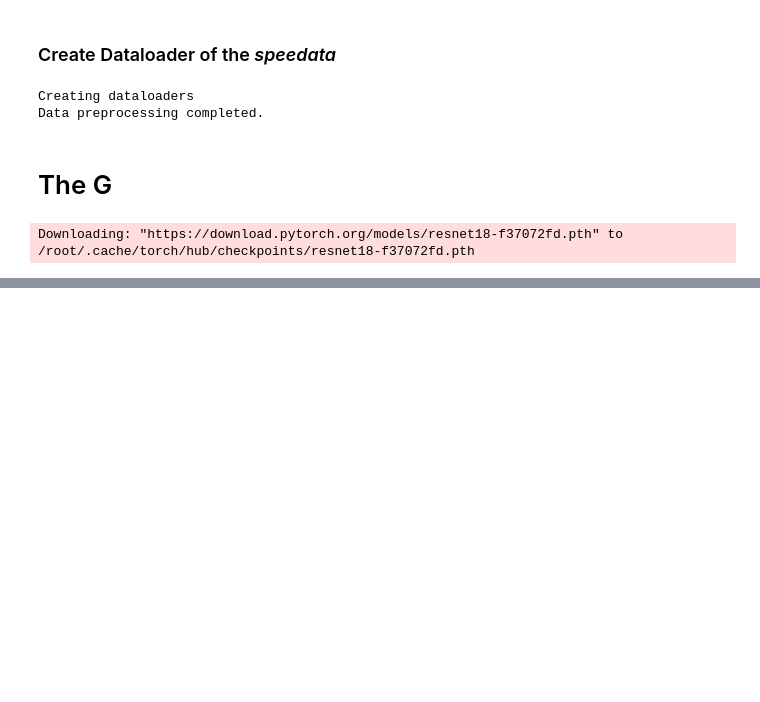
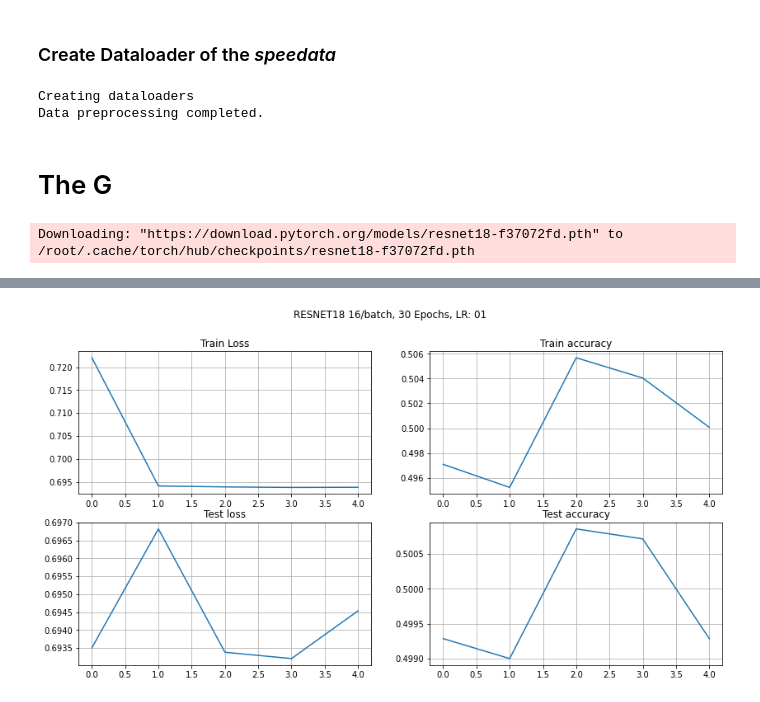
Before and after one commit to insaiyancvk/speedyblackman, a Jupyter notebook: speedy_work.ipynb, the cells around one changed output, grey strips where cells are left out. Drawn from its saved outputs; the diff is of its cells as text; code cells hidden in the pictures; blank space fills up the shorter version.

Commit message:
train on resnet 18 with 512x512 size and 16/batch (50% accuracy)

```diff
--- a/speedy_work.ipynb
+++ b/speedy_work.ipynb
@@ -194,10 +213,10 @@ for i in os.listdir(FOLDERS["TRAIN"]):
 print("Defining the transformations for the speedy data")
 transformations = {
     "TRAIN": transforms.Compose([
-                        transforms.Resize([512,512]),
+                        transforms.Resize([256,256]),
                         transforms.ColorJitter(brightness=(0.8,1.5), contrast=(0.8,1.5), saturation=(0.8,1.5)),
-                        transforms.RandomInvert(0.5),
-                        transforms.RandomRotation(degrees=(-10,10)),
+                        # transforms.RandomInvert(0.5),
+                        # transforms.RandomRotation(degrees=(-10,10)),
                         transforms.ToTensor(),
                         transforms.Normalize((0.5,0.5,0.5),(0.5,0.5,0.5))
     ]),
@@ -332,13 +353,13 @@ done = False
 # its = [i for i in range(0,EPOCH,EPOCH//len(LRs))]
 
 # resnet = resnet18(pretrained=False)
-resnet.fc = nn.Linear(resnet.fc.in_features,1)
+resnet.fc = nn.Linear(resnet.fc.in_features,2)
 # resnet.load_state_dict(torch.load("/content/drive/MyDrive/waifus/Workspace/Models/SpeedyNet18.pth"))
 # resnet = resnet.to(device)
 print("RESNET18 INITIALIZED")
 send().msg("RESNET18 INITIALIZED")
 
-loss_func = nn.HingeEmbeddingLoss()
+loss_func = nn.CrossEntropyLoss()
 optimizer = optim.Adam(resnet.parameters(), lr=0.01)
 NAME = f"SpeedyNet18"
 
@@ -398,19 +452,21 @@ RuntimeError: ignored
 # %%
 fig, a = plt.subplots(2,2, squeeze=False, figsize=(14,7))
 a[0][0].plot(train_loss_vals)
 a[0][0].set_title("Train Loss")
 a[0][0].grid(True)
 a[0][1].plot(train_accuracy_vals)
 a[0][1].set_title("Train accuracy")
 a[0][1].grid(True)
 a[1][0].plot(test_loss_vals)
 a[1][0].set_title("Test loss")
 a[1][0].grid(True)
 a[1][1].plot(test_accuracy_vals)
 a[1][1].set_title("Test accuracy")
 a[1][1].grid(True)
-fig.suptitle(f"RESNET18 {BATCH}/batch, {EPOCH} Epochs, LR: {str(optimizer.param_groups[0]['lr']).replace('0.','')}, Momentum: {MOMENTUM}\nArch: 3CONV 1FC MaxP2D(5,5) ReLU activation\n")
+fig.suptitle(f"RESNET18 {BATCH}/batch, {EPOCH} Epochs, LR: {str(optimizer.param_groups[0]['lr']).replace('0.','')}\n")
 plt.show()
 performanceplot = f"{FOLDERS['PERFORMANCE']}/{NAME}.jpg"
 fig.savefig(performanceplot)
 send().pic(performanceplot)
+# %% [output]
+[figure, added]
```
Also changed, not shown: parts of 16 cells of this notebook.
